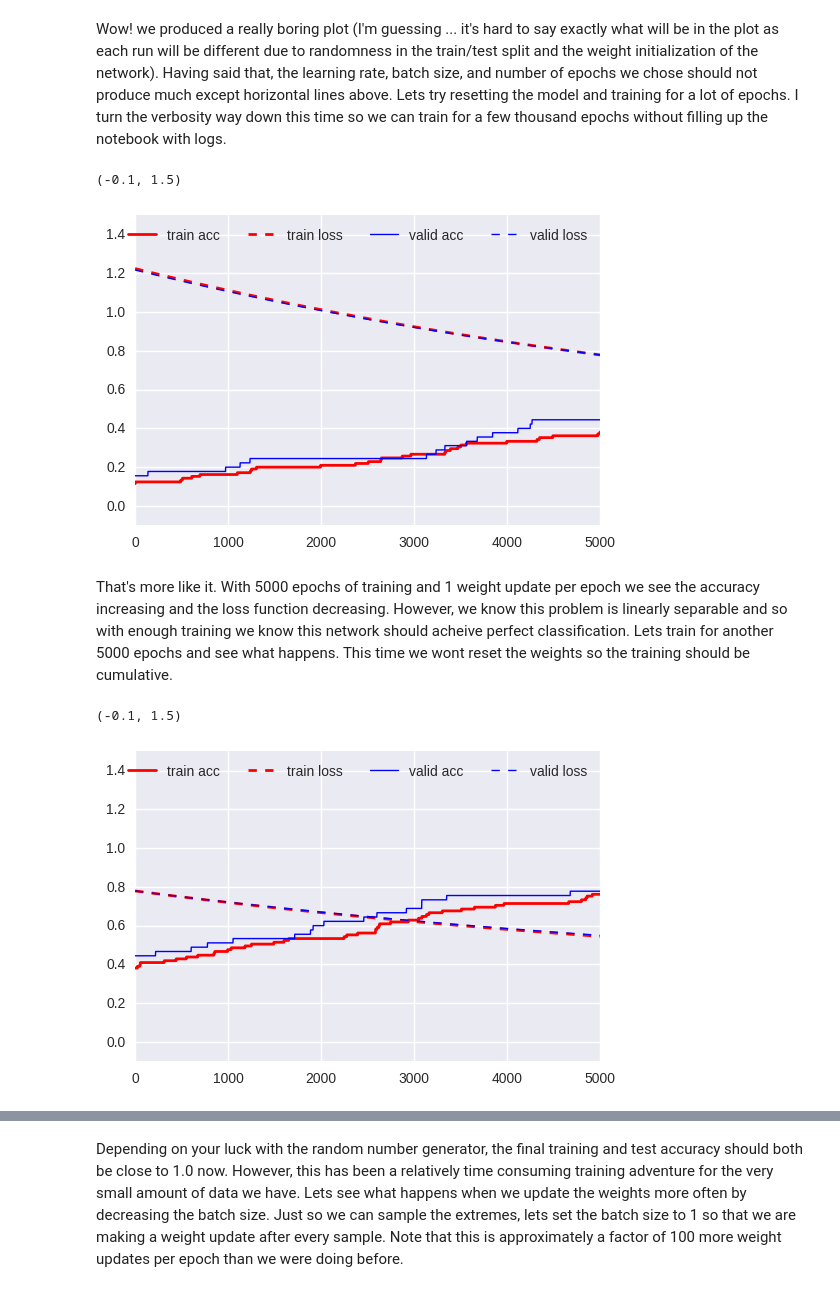
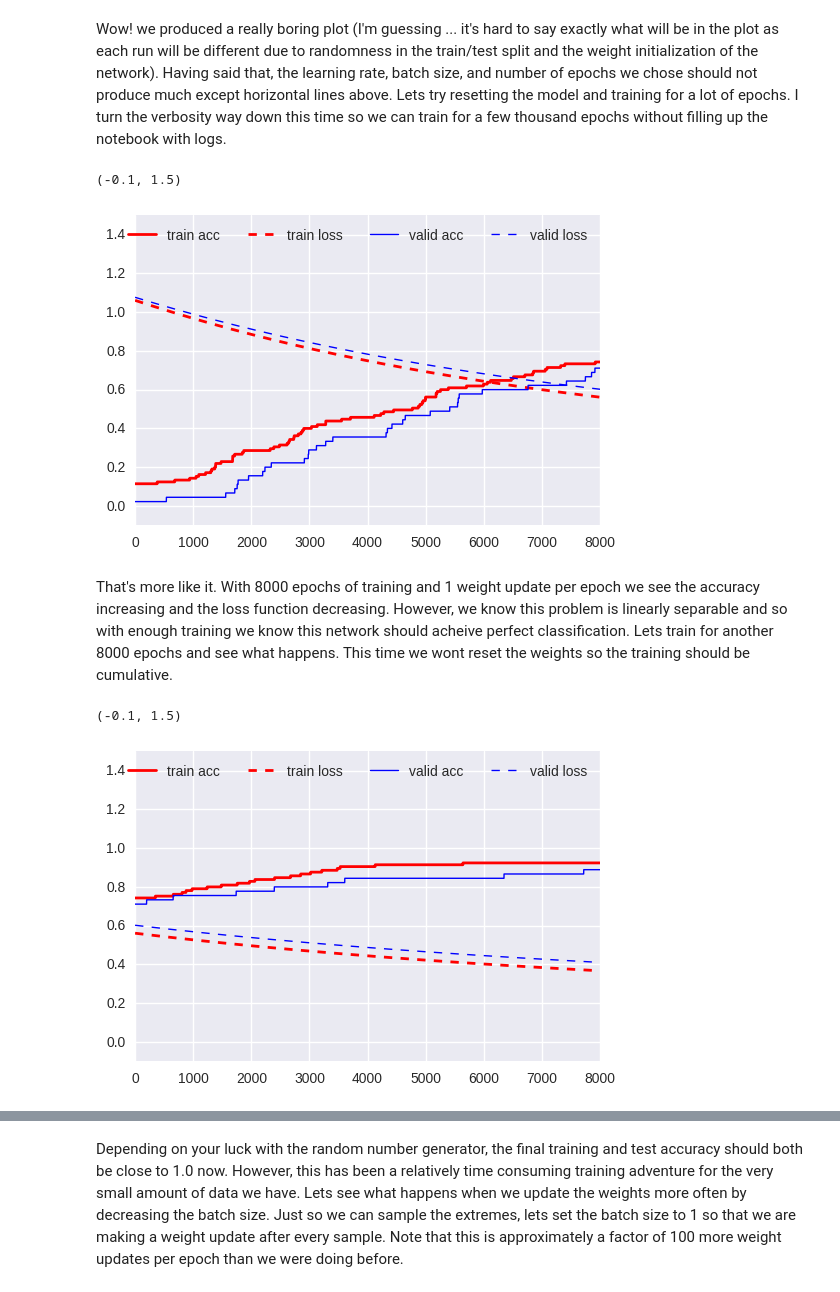
Before and after one commit to galtay/keras_examples, a Jupyter notebook: classifier_examples.ipynb, the cells around one changed output, grey strips where cells are left out. Cells and saved outputs as stored; diff of their text form; code cells hidden in the pictures.

```diff
--- a/classifier_examples.ipynb
+++ b/classifier_examples.ipynb
@@ -259,23 +263,23 @@ Wow!  we produced a really boring plot (I'm guessing ... it's hard to say exactl
 # %%
 model_binary.set_weights(weights_initial)
 mdlout_binary = model_binary.fit(
     Xtrain_scld, Ytrain, validation_data=(Xtest_scld, Ytest),
-    batch_size=105, nb_epoch=5000, verbose=0)
+    batch_size=105, nb_epoch=8000, verbose=0)
 plt.plot(mdlout_binary.history['acc'], color='red', ls='-', lw=2.0, label='train acc')
 plt.plot(mdlout_binary.history['loss'], color='red', ls='--', lw=2.0, label='train loss')
 plt.plot(mdlout_binary.history['val_acc'], color='blue', ls='-', lw=1.0, label='valid acc')
 plt.plot(mdlout_binary.history['val_loss'], color='blue', ls='--', lw=1.0, label='valid loss')
 plt.legend(ncol=4)
 plt.ylim(-0.1, 1.5)
 # %% [output]
 (-0.1, 1.5)
-[figure, old version]
+[figure, new version]
 # %% [markdown]
-That's more like it.  With 5000 epochs of training and 1 weight update per epoch we see the accuracy increasing and the loss function decreasing.  However, we know this problem is linearly separable and so with enough training we know this network should acheive perfect classification.  Lets train for another 5000 epochs and see what happens.  This time we wont reset the weights so the training should be cumulative.
+That's more like it.  With 8000 epochs of training and 1 weight update per epoch we see the accuracy increasing and the loss function decreasing.  However, we know this problem is linearly separable and so with enough training we know this network should acheive perfect classification.  Lets train for another 8000 epochs and see what happens.  This time we wont reset the weights so the training should be cumulative.
 # %%
 mdlout_binary = model_binary.fit(
     Xtrain_scld, Ytrain, validation_data=(Xtest_scld, Ytest),
-    batch_size=105, nb_epoch=5000, verbose=0)
+    batch_size=105, nb_epoch=8000, verbose=0)
 plt.plot(mdlout_binary.history['acc'], color='red', ls='-', lw=2.0, label='train acc')
 plt.plot(mdlout_binary.history['loss'], color='red', ls='--', lw=2.0, label='train loss')
 plt.plot(mdlout_binary.history['val_acc'], color='blue', ls='-', lw=1.0, label='valid acc')
@@ -284,7 +288,7 @@ plt.legend(ncol=4)
 plt.ylim(-0.1, 1.5)
 # %% [output]
 (-0.1, 1.5)
-[figure, old version]
+[figure, new version]
 # %%
 print('final training accuracy: ', mdlout_binary.history['acc'][-1])
 print('final test accuracy: ', mdlout_binary.history['val_acc'][-1])
```
Also changed, not shown: parts of 12 cells of this notebook.
